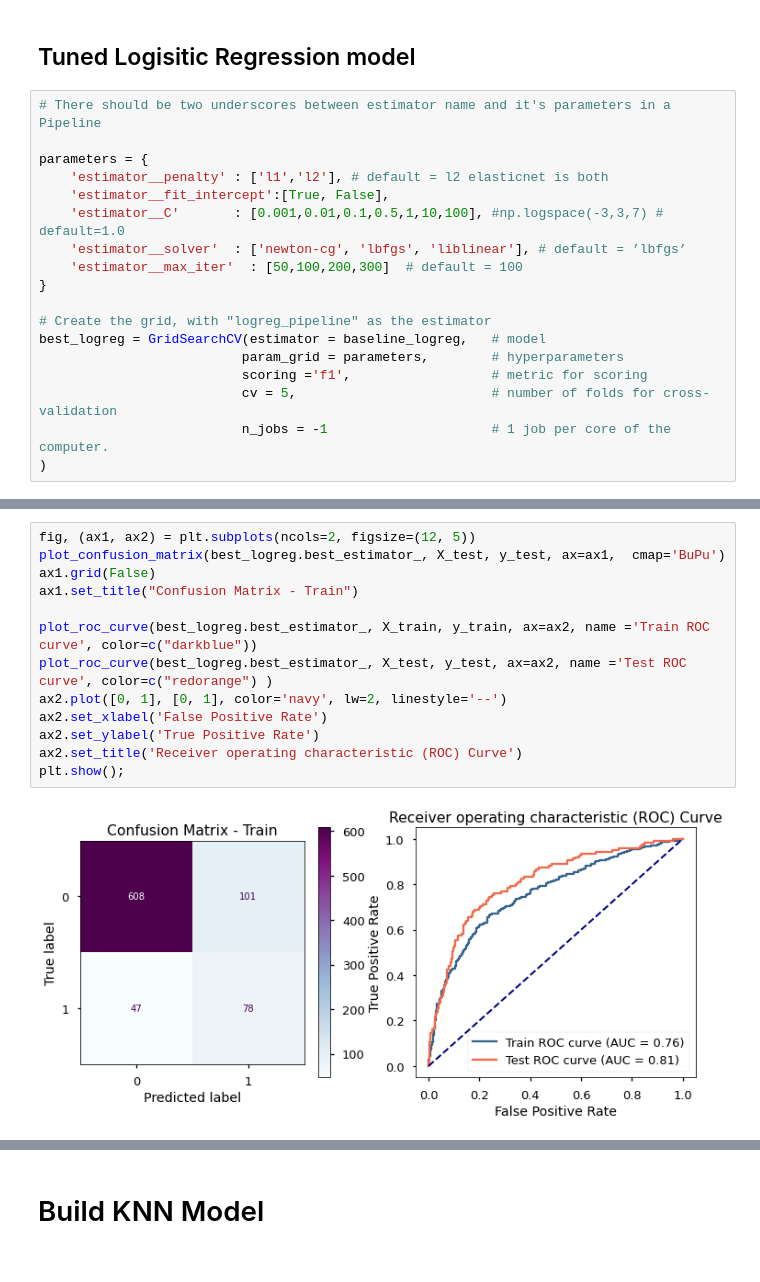
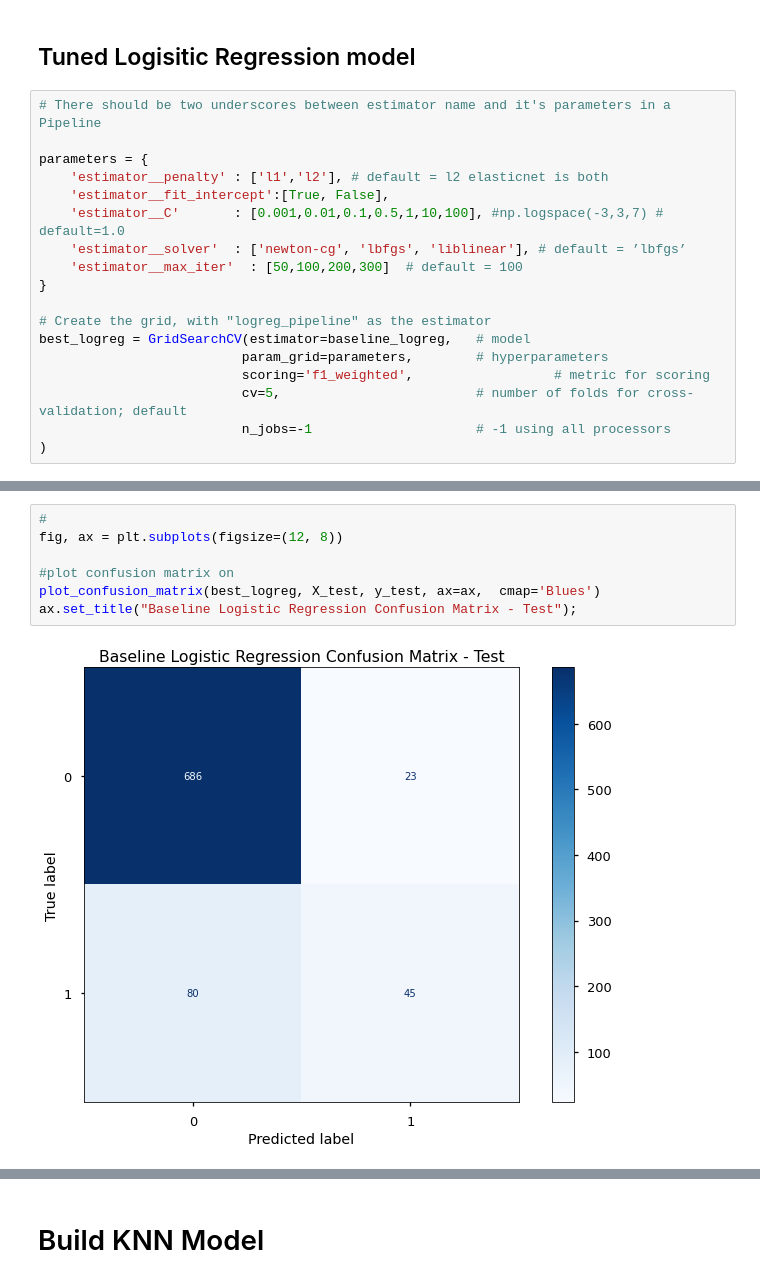
Before and after one commit to heathlikethecandybar/phase_4_project, a Jupyter notebook: phase_3/project/phase_3_notebook.ipynb, the cells around one changed output, grey strips where cells are left out. Cells and saved outputs as stored; diff of their text form.

Commit message:
Tuning hyperparameters on log reg model

```diff
--- a/phase_3/project/phase_3_notebook.ipynb
+++ b/phase_3/project/phase_3_notebook.ipynb
@@ -709,11 +701,11 @@ parameters = {
 }
 
 # Create the grid, with "logreg_pipeline" as the estimator
-best_logreg = GridSearchCV(estimator = baseline_logreg,   # model
-                          param_grid = parameters,        # hyperparameters
-                          scoring ='f1',                  # metric for scoring
-                          cv = 5,                         # number of folds for cross-validation
-                          n_jobs = -1                     # 1 job per core of the computer.
+best_logreg = GridSearchCV(estimator=baseline_logreg,   # model
+                          param_grid=parameters,        # hyperparameters
+                          scoring='f1_weighted',                  # metric for scoring
+                          cv=5,                         # number of folds for cross-validation; default
+                          n_jobs=-1                     # -1 using all processors
 )
 # %%
 # Train the pipeline (tranformations & predictor)
@@ -728,15 +727,9 @@ best_logreg.best_params_
-# %%
-fig, (ax1, ax2) = plt.subplots(ncols=2, figsize=(12, 5))
-plot_confusion_matrix(best_logreg.best_estimator_, X_test, y_test, ax=ax1,  cmap='BuPu')
-ax1.grid(False)
-ax1.set_title("Confusion Matrix - Train")
-
-plot_roc_curve(best_logreg.best_estimator_, X_train, y_train, ax=ax2, name ='Train ROC curve', color=c("darkblue"))
-plot_roc_curve(best_logreg.best_estimator_, X_test, y_test, ax=ax2, name ='Test ROC curve', color=c("redorange") )
-ax2.plot([0, 1], [0, 1], color='navy', lw=2, linestyle='--')
-ax2.set_xlabel('False Positive Rate')
-ax2.set_ylabel('True Positive Rate')
-ax2.set_title('Receiver operating characteristic (ROC) Curve')
-plt.show();
-# %% [output]
-[figure, removed]
+# %%
+#
+fig, ax = plt.subplots(figsize=(12, 8))
+
+#plot confusion matrix on
+plot_confusion_matrix(best_logreg, X_test, y_test, ax=ax,  cmap='Blues')
+ax.set_title("Baseline Logistic Regression Confusion Matrix - Test");
+# %% [output]
+[figure, added]
```
Also changed, not shown: parts of 7 cells of this notebook.
